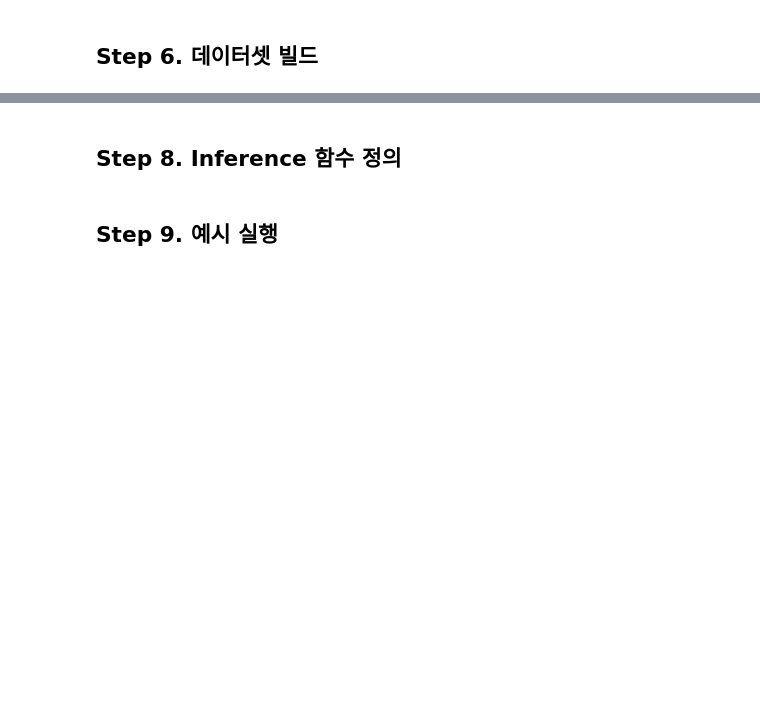
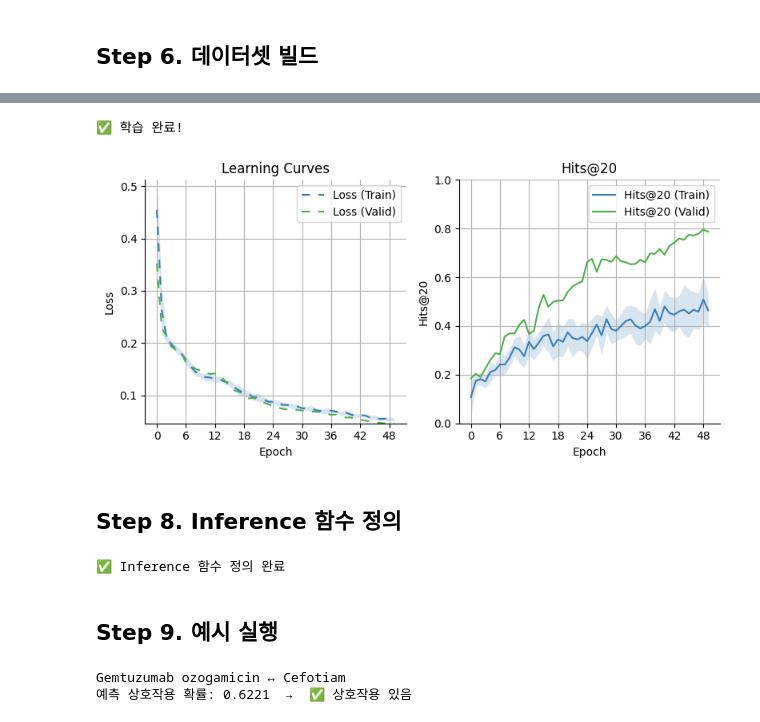
Before and after one commit to 202397101/DDI, a Jupyter notebook: ddi.ipynb, the cells around one changed output, grey strips where cells are left out. Cells and saved outputs as stored; diff of their text form; code cells hidden in the pictures; blank space fills up the shorter version.

```diff
--- a/ddi.ipynb
+++ b/ddi.ipynb
@@ -103,34 +171,37 @@ print(f"✅ 데이터셋 빌드 완료  |  train 노드 수: {dataset_splits['tr
 rng, rng_init, rng_train = jax.random.split(rng, 3)
 
 model = DdiModel(
     n_nodes=dataset_splits["train"].n_nodes,
     embedding_dim=512,
     dropout_rate=0.5,
     last_layer_self=True,
     degree_norm=False,
     n_mlp_layers=2,
 )
 
 state, metrics = train(
     state=model.create_train_state(
         rng=rng_init,
         dummy_input={
             "graph": dataset_splits["train"].graph,
             "pairs": dataset_splits["train"].pairs.get_dummy_input(),
         },
         tx=optax.adam(0.001),
     ),
     rng=rng_train,
     dataset_splits=dataset_splits,
-    num_epochs=500,
+    num_epochs=50,
     eval_every=1,
     loss_fn=auc_loss,
     norm_loss=True,
     store_path=assets("graphs/models/ddi_model"),
 )
 
 plot_learning(metrics)
 print("✅ 학습 완료!")
+# %% [output]
+✅ 학습 완료!
+[figure, added]
 # %% [markdown]
 ## Step 8. Inference 함수 정의
 # %%
@@ -237,6 +308,8 @@ def check_known_vs_predicted(state, graph, dataset_splits, drugs_lookup, n_sampl
     })
 
 print("✅ Inference 함수 정의 완료")
+# %% [output]
+✅ Inference 함수 정의 완료
 # %% [markdown]
 ## Step 9. 예시 실행
 # %%
@@ -250,6 +323,9 @@ node_b = int(dataset_splits["train"].pairs.pos[0, 1])
 prob = predict_interaction(state, graph, node_a, node_b)
 print(f"{name_map.get(node_a, f'node_{node_a}')} ↔ {name_map.get(node_b, f'node_{node_b}')}")
 print(f"예측 상호작용 확률: {prob:.4f}  →  {'✅ 상호작용 있음' if prob >= 0.5 else '❌ 상호작용 없음'}")
+# %% [output]
+Gemtuzumab ozogamicin ↔ Cefotiam
+예측 상호작용 확률: 0.6221  →  ✅ 상호작용 있음
 # %%
 # 예시 2: 특정 약물 기준 TOP 10  (drug_name 변경 가능)
 result_df = predict_for_drug(state, graph, drug_name="Warfarin",
```
Also changed, not shown: parts of 19 cells of this notebook.
